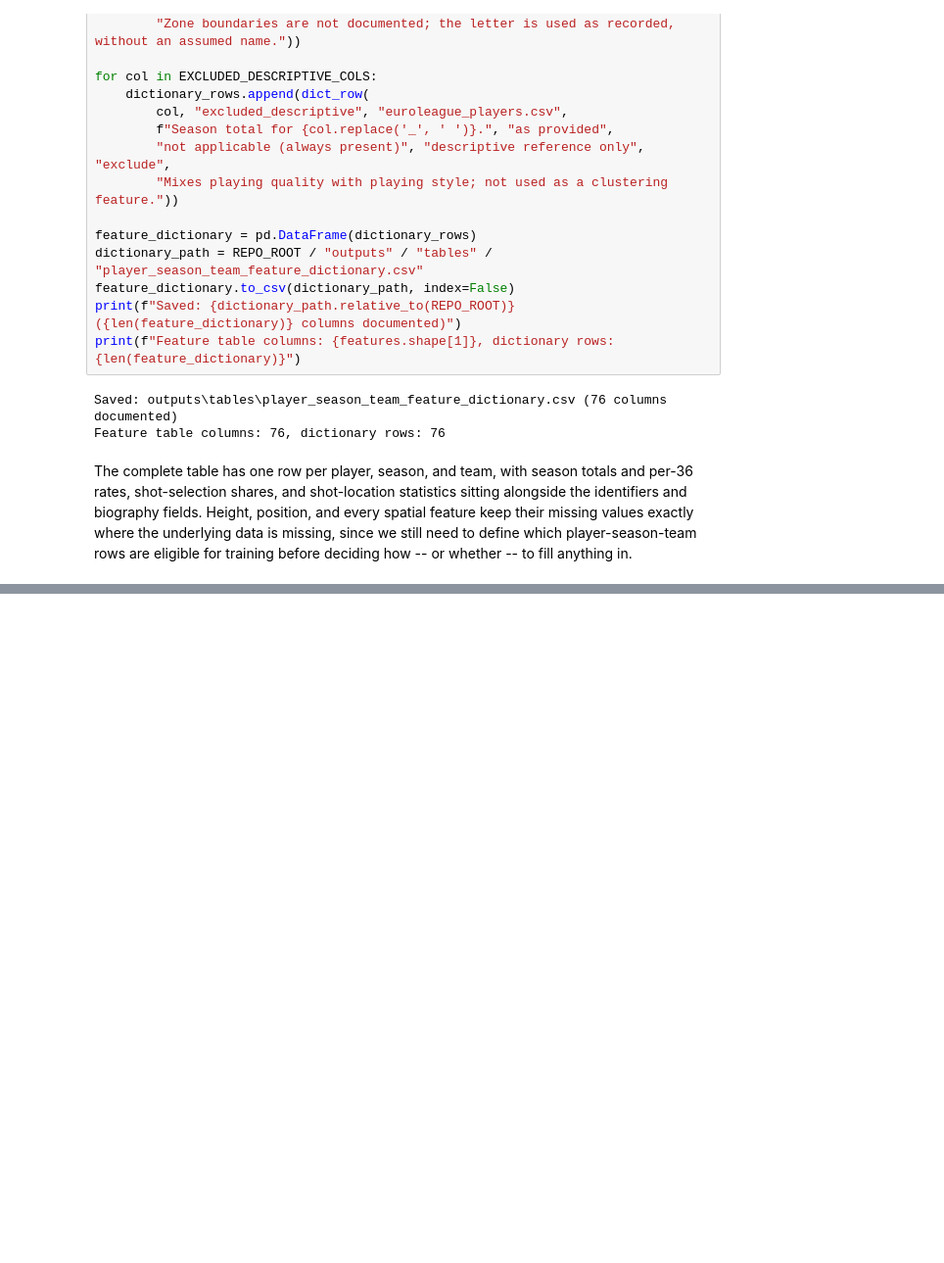
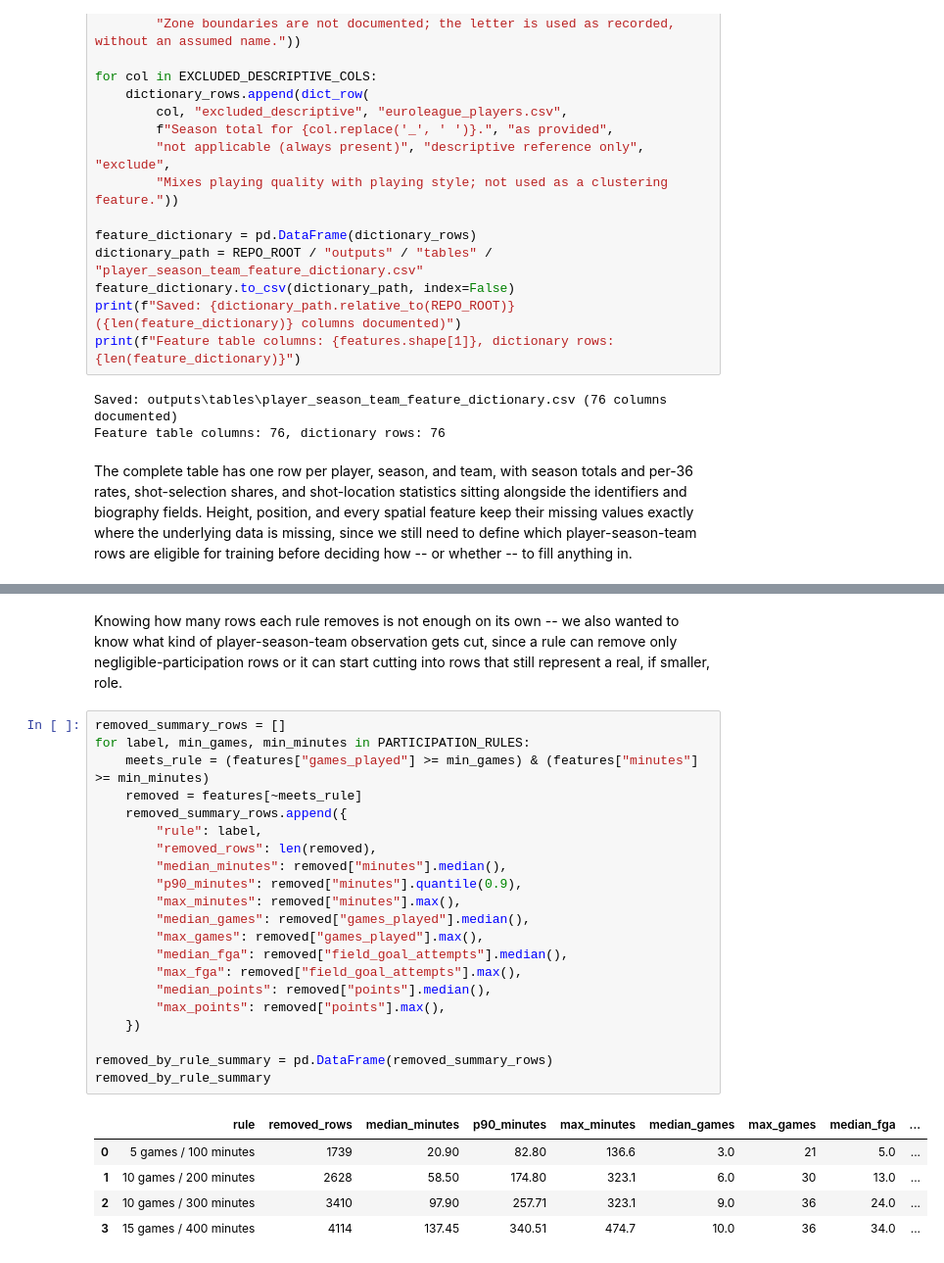
Before and after one commit to DoronWolinsky/Yuval-and-Doron-s-final-project---EuroLeague-player-roles, a Jupyter notebook: notebooks/EuroLeague_Player_Roles_Project.ipynb, the cells around one changed output, grey strips where cells are left out. Shown at 98% size. Saved outputs shown, nothing was run; the diff lists cells and outputs as text; blank space fills up the shorter version.

```diff
--- a/notebooks/EuroLeague_Player_Roles_Project.ipynb
+++ b/notebooks/EuroLeague_Player_Roles_Project.ipynb
@@ -997,0 +1121,32 @@ fill anything in.
+# %% [markdown]
+Knowing how many rows each rule removes is not enough on its own -- we also wanted to know
+what kind of player-season-team observation gets cut, since a rule can remove only
+negligible-participation rows or it can start cutting into rows that still represent a real,
+if smaller, role.
+# %%
+removed_summary_rows = []
+for label, min_games, min_minutes in PARTICIPATION_RULES:
+    meets_rule = (features["games_played"] >= min_games) & (features["minutes"] >= min_minutes)
+    removed = features[~meets_rule]
+    removed_summary_rows.append({
+        "rule": label,
+        "removed_rows": len(removed),
+        "median_minutes": removed["minutes"].median(),
+        "p90_minutes": removed["minutes"].quantile(0.9),
+        "max_minutes": removed["minutes"].max(),
+        "median_games": removed["games_played"].median(),
+        "max_games": removed["games_played"].max(),
+        "median_fga": removed["field_goal_attempts"].median(),
+        "max_fga": removed["field_goal_attempts"].max(),
+        "median_points": removed["points"].median(),
+        "max_points": removed["points"].max(),
+    })
+
+removed_by_rule_summary = pd.DataFrame(removed_summary_rows)
+removed_by_rule_summary
+# %% [output]
+|  | rule | removed_rows | median_minutes | p90_minutes | max_minutes | median_games | max_games | median_fga | ... |
+| 0 | 5 games / 100 minutes | 1739 | 20.90 | 82.80 | 136.6 | 3.0 | 21 | 5.0 | ... |
+| 1 | 10 games / 200 minutes | 2628 | 58.50 | 174.80 | 323.1 | 6.0 | 30 | 13.0 | ... |
+| 2 | 10 games / 300 minutes | 3410 | 97.90 | 257.71 | 323.1 | 9.0 | 36 | 24.0 | ... |
+| 3 | 15 games / 400 minutes | 4114 | 137.45 | 340.51 | 474.7 | 10.0 | 36 | 34.0 | ... |
```
Also changed, not shown: parts of 15 cells of this notebook, 5 other files.
